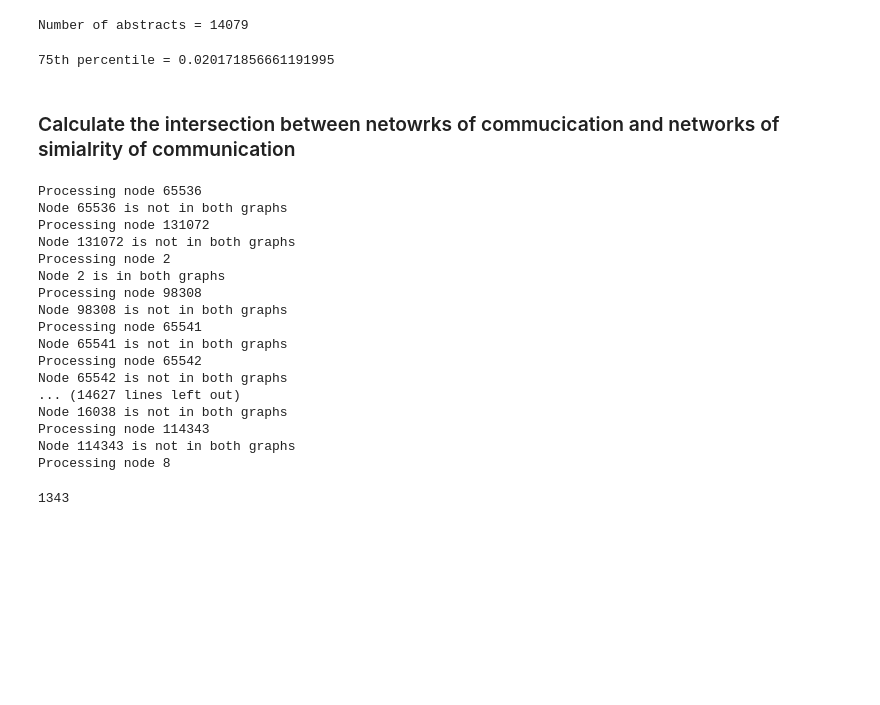
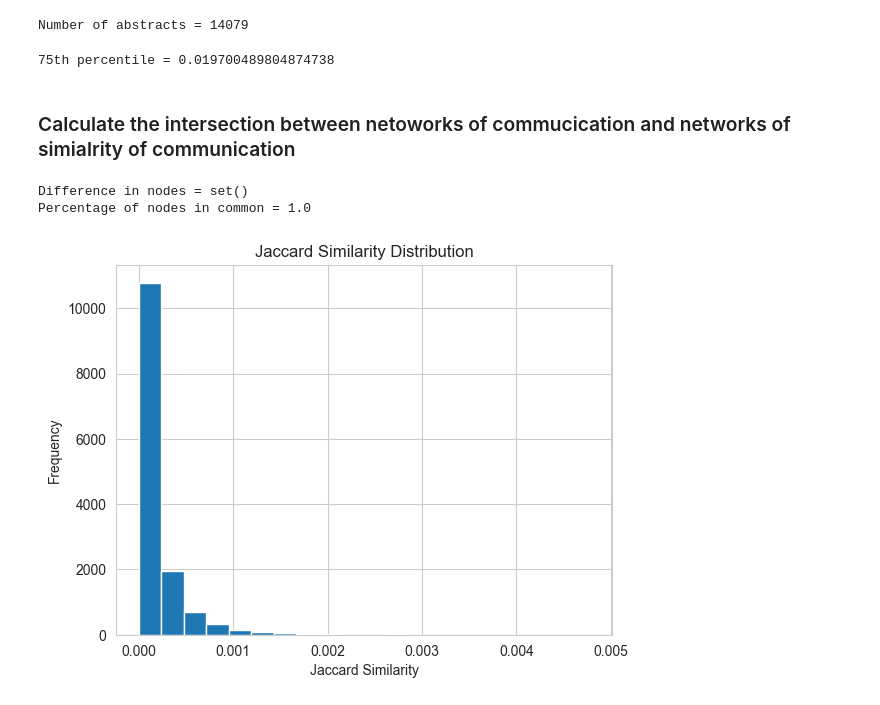
Before and after one commit to mingweiiiiiiiiii/23-24-CS7IS4-Group4, a Jupyter notebook: citations.ipynb, the cells around one changed output. Drawn from its saved outputs; the diff is of its cells as text; code cells hidden in the pictures; blank space fills up the shorter version.

Commit message:
Fixed bug in similarity graph and visualised Jaccard distribution

```diff
--- a/citations.ipynb
+++ b/citations.ipynb
@@ -101,4 +101,4 @@ for paper in papers:
     paper_data = json.loads(paper)
     if index_dict[paper_data['paper_id']] not in sampled_nodes:
         continue
-    abstracts.append(" ".join(paper_data['abstract']))
+    abstracts.append((paper_data['paper_id'], " ".join(paper_data['abstract'])))
@@ -112,7 +116,7 @@ from sklearn.feature_extraction.text import CountVectorizer
 from sklearn.metrics.pairwise import cosine_similarity
 
 vectorizer = CountVectorizer(stop_words='english', ngram_range=(1, 3))
-X = vectorizer.fit_transform(abstracts)
+X = vectorizer.fit_transform([abstract for _, abstract in abstracts])
 similarity_matrix = cosine_similarity(X, X)
 # %%
 # Create a graph from the similarity matrix
@@ -121,65 +125,42 @@ similarity_matrix = cosine_similarity(X, X)
 # Calculate the 75th percentile of the similarity matrix
 import numpy as np
 percentile_75 = np.percentile(similarity_matrix, 75)
-print(f"75th percentile = {percentile_75}")
+print(f"75th percentile = {percentile_75:.3f}")
 
 G_sim = nx.Graph()
 for i in range(similarity_matrix.shape[0]):
     for j in range(i+1, similarity_matrix.shape[1]):
         if similarity_matrix[i, j] > percentile_75:
-            G_sim.add_edge(i, j)
+            source_node = index_dict[abstracts[i][0]]
+            target_node = index_dict[abstracts[j][0]]
+            G_sim.add_edge(source_node, target_node)
 # %% [output]
-75th percentile = 0.020171856661191995
+75th percentile = 0.019700489804874738
 # %%
 # Save the graph to a CSV file
 nx.write_edgelist(G_sim, './data/similarity_graph.csv', delimiter=',')
 # %% [markdown]
-### Calculate the intersection between netowrks of commucication and networks of simialrity of communication
+### Calculate the intersection between netoworks of commucication and networks of simialrity of communication
+# %%
+# Vefify that communication and similarity graphs have the same nodes
+comm_nodes = set(G_comm.nodes)
+sim_nodes = set(G_sim.nodes)
+print(f"Difference in nodes = {comm_nodes - sim_nodes}")
+print(f"Percentage of nodes in common = {len(comm_nodes.intersection(sim_nodes)) / len(comm_nodes)}")
+# %% [output]
+Difference in nodes = set()
+Percentage of nodes in common = 1.0
 # %%
 # Iterate over all nodes and find the neighbors of each node in G_comm and G_sim
 intersection_dict = {}
-for node in node_list:
-    print(f"Processing node {node}")
-    # Check if node is in both graphs
-    # TODO: Figure out why some nodes are not in both graphs
-    if node not in G_comm.nodes or node not in G_sim.nodes:
-        print(f"Node {node} is not in both graphs")
-        continue
-    else:
-        print(f"Node {node} is in both graphs")
+for node in G_comm.nodes:
     network_comm_neighbors = set(G_comm.neighbors(node))
     network_sim_neighbors = set(G_sim.neighbors(node))
     intersection = network_comm_neighbors.intersection(network_sim_neighbors)
     union = network_comm_neighbors.union(network_sim_neighbors)
     jaccard_similarity = len(intersection) / len(union)
     intersection_dict[node] = {
-        'intersection': intersection,
-        'union': union,
+        'intersection': list(intersection),
+        'union': list(union),
         'jaccard_similarity': jaccard_similarity
     }
-
-# # Save the intersection dictionary to a JSON file
-# with open('./data/intersection_dict.json', 'w') as f:
-#     json.dump(intersection_dict, f, indent=4)
-# %% [output]
-Processing node 65536
-Node 65536 is not in both graphs
-Processing node 131072
-Node 131072 is not in both graphs
-Processing node 2
-Node 2 is in both graphs
-Processing node 98308
-Node 98308 is not in both graphs
-Processing node 65541
-Node 65541 is not in both graphs
-Processing node 65542
-Node 65542 is not in both graphs
-... (14627 lines left out)
-Node 16038 is not in both graphs
-Processing node 114343
-Node 114343 is not in both graphs
-Processing node 8
-# %%
-print(len(intersection_dict))
-# %% [output]
-1343
@@ -185,0 +171,11 @@ print(len(intersection_dict))
+# %%
+# Plot the distribution of Jaccard similarities
+jaccard_values = [value['jaccard_similarity'] for value in intersection_dict.values()]
+plt.hist(jaccard_values, bins=20)
+plt.xlabel('Jaccard Similarity')
+plt.ylabel('Frequency')
+plt.title('Jaccard Similarity Distribution')
+plt.savefig('./data/jaccard_similarity_distribution_ngrams.png')
+plt.show()
+# %% [output]
+[figure, added]
```
Also changed, not shown: parts of 2 cells of this notebook.
